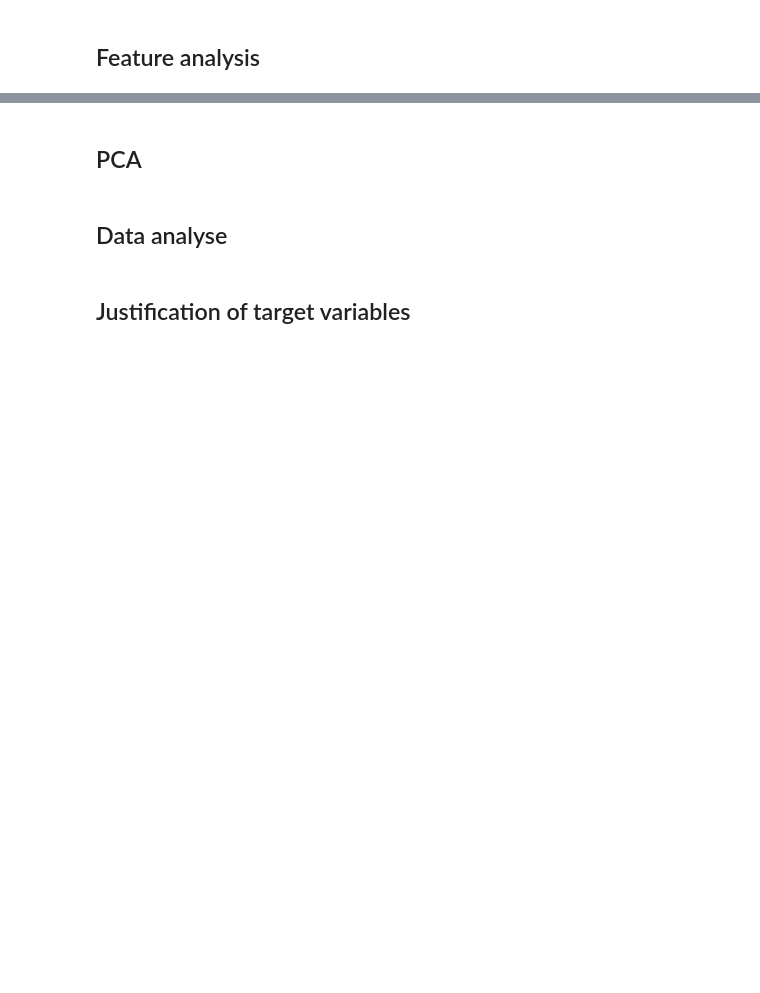
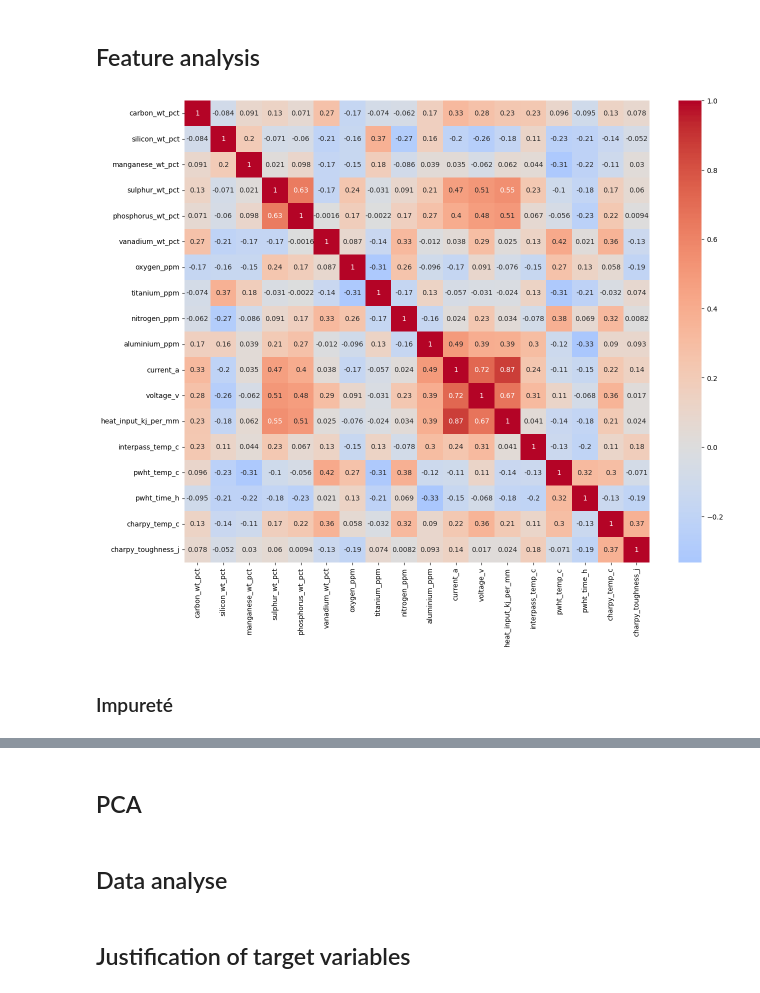
Before and after one commit to colinfrisch/projet_appr_auto, a Jupyter notebook: preprocessing.ipynb, the cells around one changed output, grey strips where cells are left out. Drawn from its saved outputs; the diff is of its cells as text; code cells hidden in the pictures; blank space fills up the shorter version.

```diff
--- a/preprocessing.ipynb
+++ b/preprocessing.ipynb
@@ -5,12 +15,5 @@
 # %%
 # Define column names based on welddb.info
-import pandas as pd
-import numpy as np
-import matplotlib.pyplot as plt
-import seaborn as sns
-from sklearn.preprocessing import StandardScaler
-from sklearn.decomposition import PCA
-from sklearn.impute import SimpleImputer
 
 column_names = [
     'carbon_wt_pct',                    #1
@@ -60,7 +63,7 @@ column_names = [
 ]
 
 # Load the data
-data = pd.read_csv('welddb/welddb.data', sep=r'\s+', names=column_names, na_values='N')
+data = pd.read_csv('data/welddb.data', sep=r'\s+', names=column_names, na_values='N')
 data.info()
 # %% [output]
 <class 'pandas.core.frame.DataFrame'>
@@ -207,17 +210,17 @@ None
 <span style="color: cyan;">delete lines with >30% missing values</span>
 # %%
 # Compter les valeurs manquantes par ligne
-missing_per_row = df_clean.isnull().sum(axis=1)
+missing_per_row = ready_dataset.isnull().sum(axis=1)
 
 # Garder seulement les lignes avec ≤ 30% de valeurs manquantes
 threshold_pct = 30
-threshold_count = (threshold_pct / 100) * df_clean.shape[1]
+threshold_count = (threshold_pct / 100) * ready_dataset.shape[1]
 
 # Cleaned dataframe
-df_clean = df_clean[missing_per_row <= threshold_count]
+ready_dataset = ready_dataset[missing_per_row <= threshold_count]
 
 # print new dataframe
-print(df_clean.info())
+print(ready_dataset.info())
 # %% [output]
 <class 'pandas.core.frame.DataFrame'>
 RangeIndex: 1652 entries, 0 to 1651
@@ -238,0 +300,3 @@ None
+# %%
+numeric_feature_cols = [col for col in ready_dataset.columns if col not in categorical_features and col != 'weld_id']
+detect_outliers_iqr(ready_dataset, numeric_feature_cols, multiplier=1.5)
@@ -238,0 +544,2 @@ None
+# %%
+ready_dataset, imputation_report = impute_missing_values(ready_dataset, numeric_feature_cols, method='knn', n_neighbors=5)
@@ -239,2 +555,17 @@ None
 # %% [markdown]
 ## Feature analysis
+# %%
+cat_cols = ['ac_dc_DC', 'electrode_polarity_-', 'electrode_polarity_0',
+                'weld_type_GMAA', 'weld_type_GTAA', 'weld_type_MMA',
+                'weld_type_NGGMA', 'weld_type_NGSAW', 'weld_type_SA',
+                'weld_type_SAA', 'weld_type_ShMA', 'weld_type_TSA']
+
+ready_dataset_num = ready_dataset.drop(columns=cat_cols)
+
+plt.figure(figsize=(15, 12))
+sns.heatmap(ready_dataset_num.corr(numeric_only=True), cmap='coolwarm', center=0, annot=True)
+plt.show()
+# %% [output]
+[figure, added]
+# %% [markdown]
+### Impureté
```
Also changed, not shown: parts of 22 cells of this notebook.
